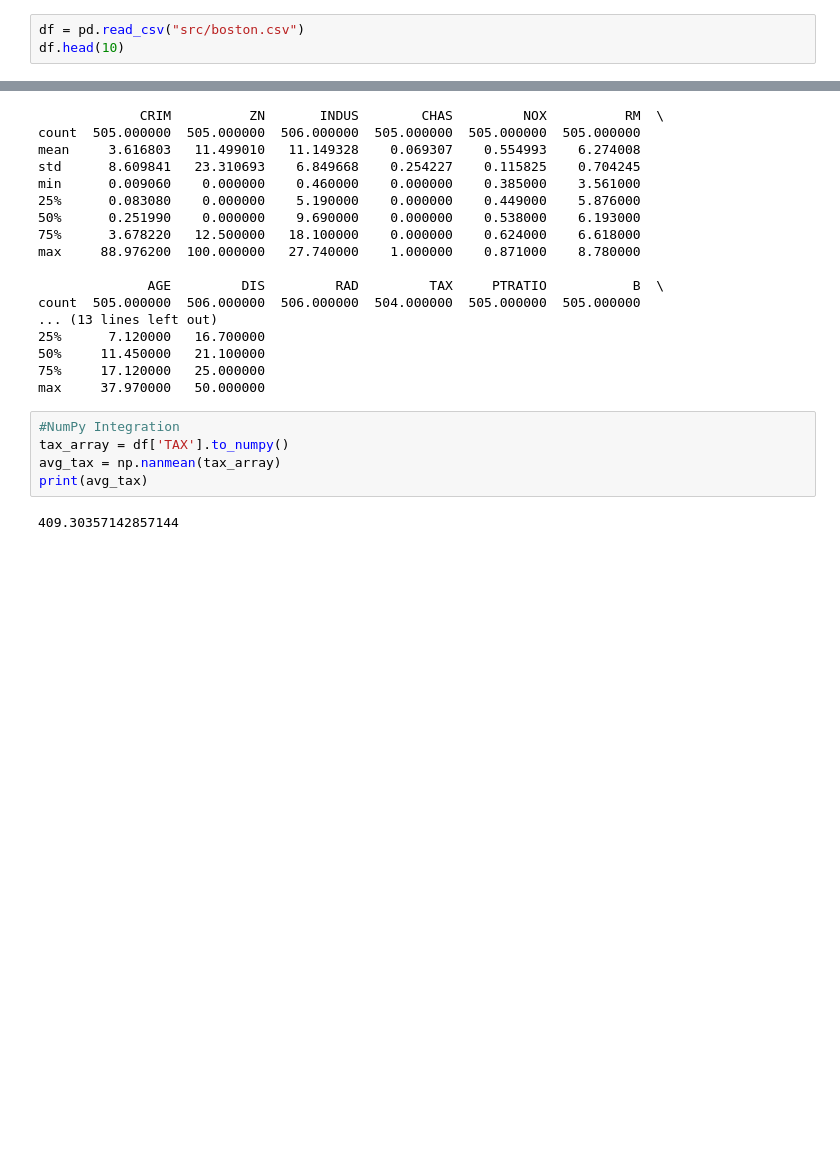
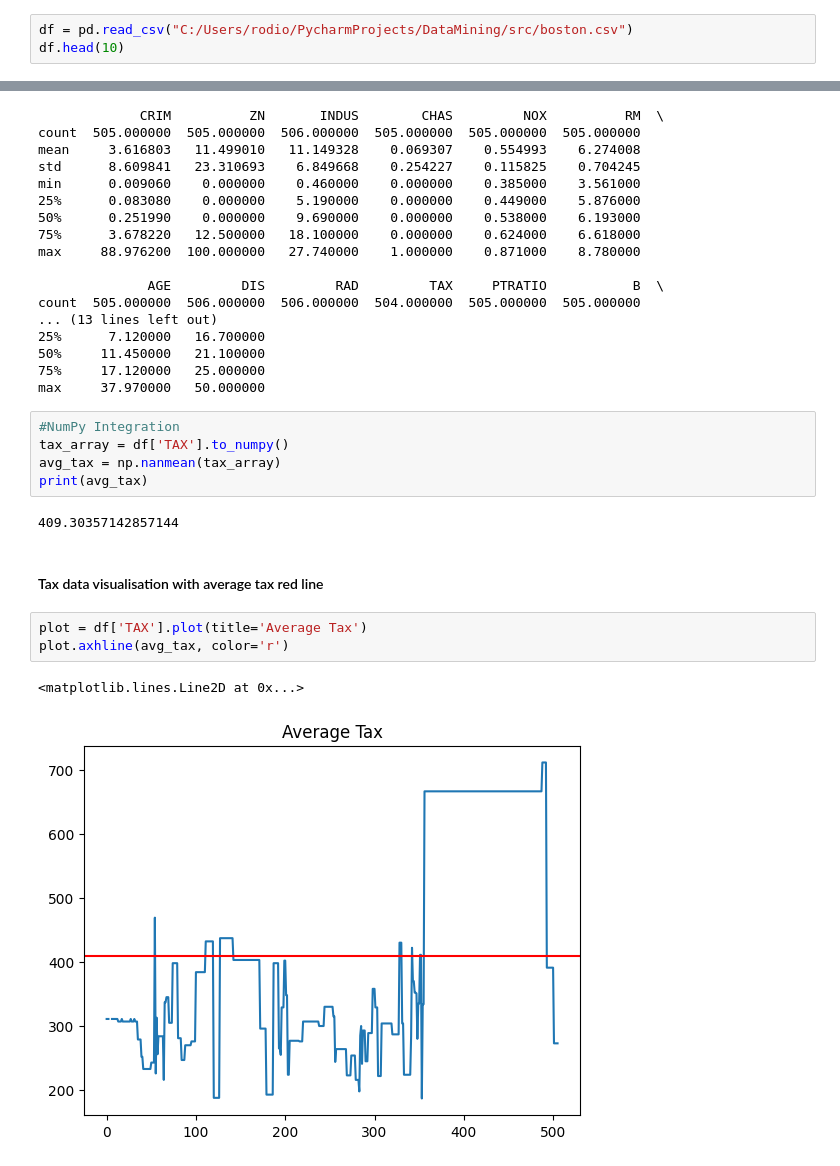
Before and after one commit to m-r-sar/DataMining, a Jupyter notebook: practice_1/Ostapenko_Rodion_KC24__pr_1.ipynb, the cells around one changed output, grey strips where cells are left out. Saved outputs shown, nothing was run; the diff lists cells and outputs as text; blank space fills up the shorter version.

```diff
--- a/practice_1/Ostapenko_Rodion_KC24__pr_1.ipynb
+++ b/practice_1/Ostapenko_Rodion_KC24__pr_1.ipynb
@@ -210,7 +212,7 @@ dataframe[(dataframe["A"]>50) & (dataframe["G"]<60)]
 # %% [markdown]
 ### III. Independent Practical Task: loading data from a table
 # %%
-df = pd.read_csv("src/boston.csv")
+df = pd.read_csv("C:/Users/rodio/PycharmProjects/DataMining/src/boston.csv")
 df.head(10)
 # %% [output]
 |  | CRIM | ZN | INDUS | CHAS | NOX | RM | AGE | DIS | RAD | TAX | PTRATIO | ... |
@@ -297,3 +299,11 @@ avg_tax = np.nanmean(tax_array)
 print(avg_tax)
 # %% [output]
 409.30357142857144
+# %% [markdown]
+#### Tax data visualisation with average tax red line
+# %%
+plot = df['TAX'].plot(title='Average Tax')
+plot.axhline(avg_tax, color='r')
+# %% [output]
+<matplotlib.lines.Line2D at 0x...>
+[figure, added]
```
Also changed, not shown: parts of 13 cells of this notebook.
